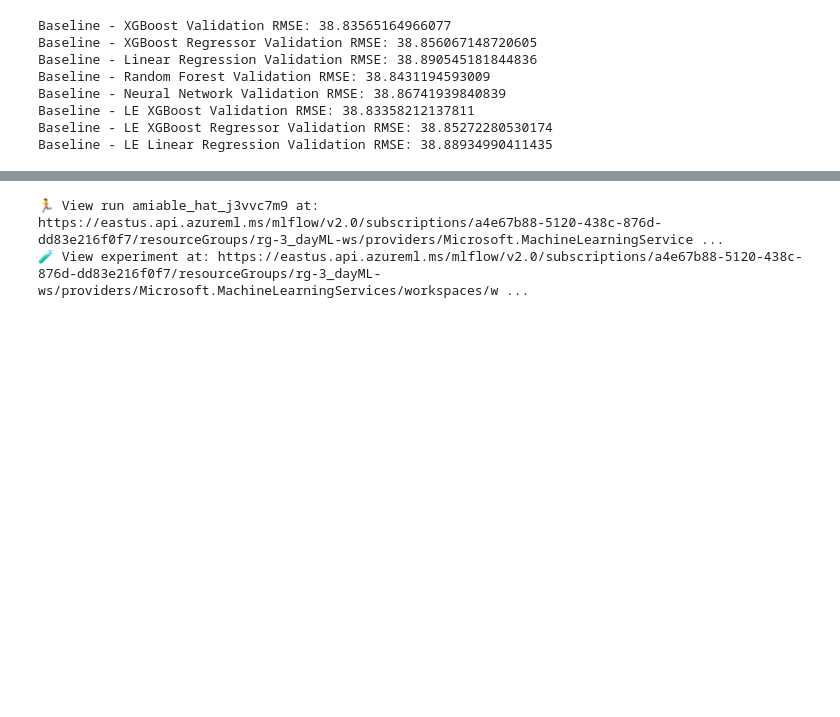
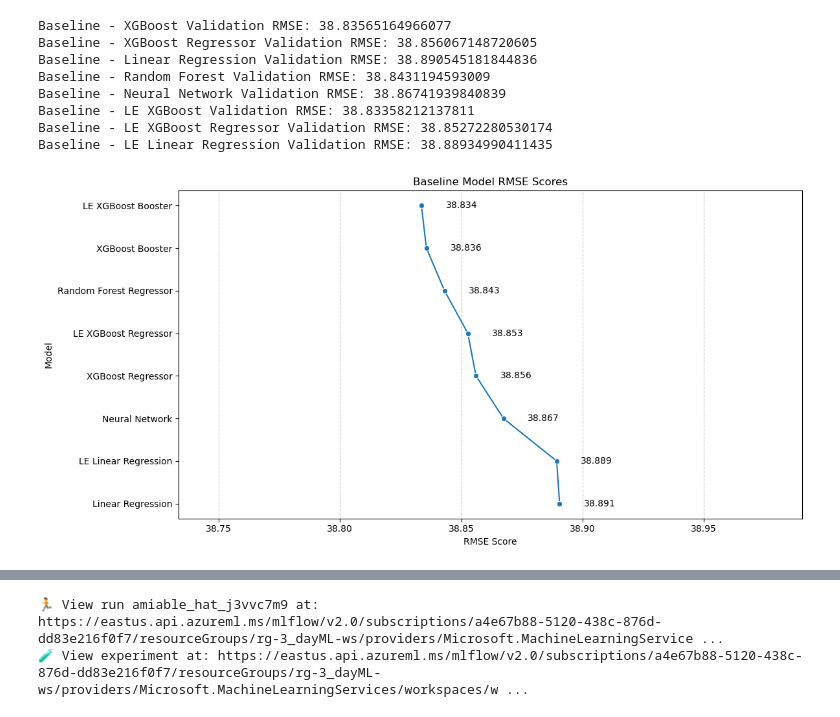
Before and after one commit to prgabriel/w207_Kaggle_Proj, a Jupyter notebook: notebooks/end_to_end_pipeline.ipynb, the cells around one changed output, grey strips where cells are left out. Drawn from its saved outputs; the diff is of its cells as text; code cells hidden in the pictures; blank space fills up the shorter version.

```diff
--- a/notebooks/end_to_end_pipeline.ipynb
+++ b/notebooks/end_to_end_pipeline.ipynb
@@ -1084,6 +1083,44 @@ Baseline - Neural Network Validation RMSE: 38.86741939840839
 Baseline - LE XGBoost Validation RMSE: 38.83358212137811
 Baseline - LE XGBoost Regressor Validation RMSE: 38.85272280530174
 Baseline - LE Linear Regression Validation RMSE: 38.88934990411435
+# %%
+# Create a dictionary of model names and their RMSE scores
+baseline_rmse_scores = {
+    "LE XGBoost Booster": le_xgb_rmse_valid,
+    "LE XGBoost Regressor": le_xgbreg_rmse_valid,
+    "LE Linear Regression": le_rmse_lr,
+    "XGBoost Booster": xgb_rmse_valid,
+    "XGBoost Regressor": xgbreg_rmse_valid,
+    "Linear Regression": rmse_lr,
+    "Random Forest Regressor": rf_rmse_valid,
+    "Neural Network": nn_rmse_valid
+}
+
+# Sort the models by RMSE scores
+sorted_baseline_rmse = dict(sorted(baseline_rmse_scores.items(), key=lambda item: item[1]))
+
+# Convert the sorted dictionary to a DataFrame for Seaborn
+baseline_rmse_df = pd.DataFrame(list(sorted_baseline_rmse.items()), columns=['Model', 'RMSE'])
+
+# Plot the RMSE scores with a line chart
+plt.figure(figsize=(12, 6))
+sns.lineplot(data=baseline_rmse_df, x='RMSE', y='Model', marker='o', palette='viridis')
+
+# Add annotations for each RMSE value
+for index, row in baseline_rmse_df.iterrows():
+    plt.text(row['RMSE'] + 0.01, row['Model'], f"{row['RMSE']:.3f}", va='center', ha='left', fontsize=10, color='black')
+
+plt.xlabel('RMSE Score')
+plt.ylabel('Model')
+plt.title('Baseline Model RMSE Scores')
+
+# Zoom in on the RMSE range
+plt.xlim(baseline_rmse_df['RMSE'].min() - 0.1, baseline_rmse_df['RMSE'].max() + 0.1)
+plt.grid(axis='x', linestyle='--', alpha=0.7)
+plt.tight_layout()
+plt.show()
+# %% [output]
+[figure, added]
 # %%
 import mlflow.sklearn
 import mlflow.xgboost
```
Also changed, not shown: parts of 9 cells of this notebook.
